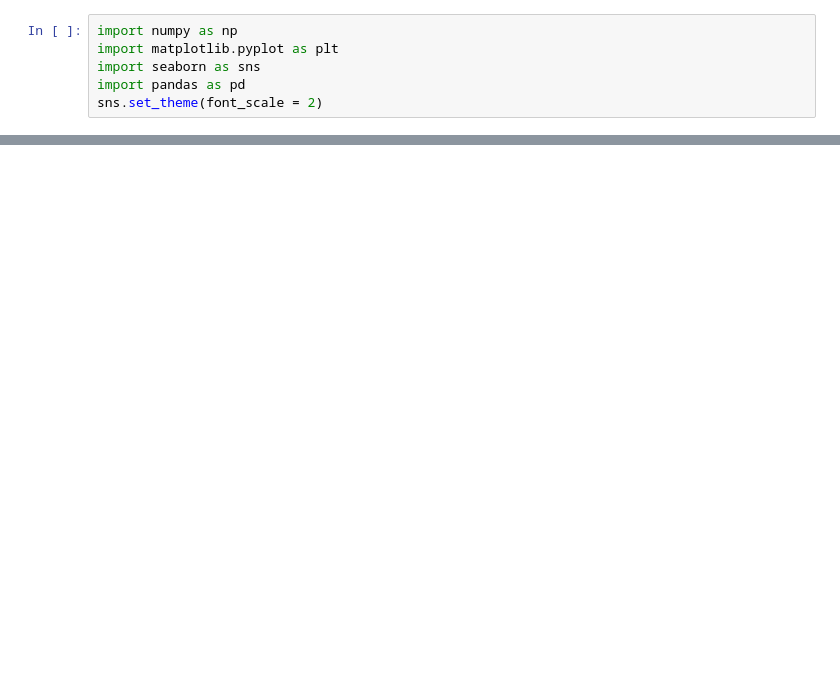
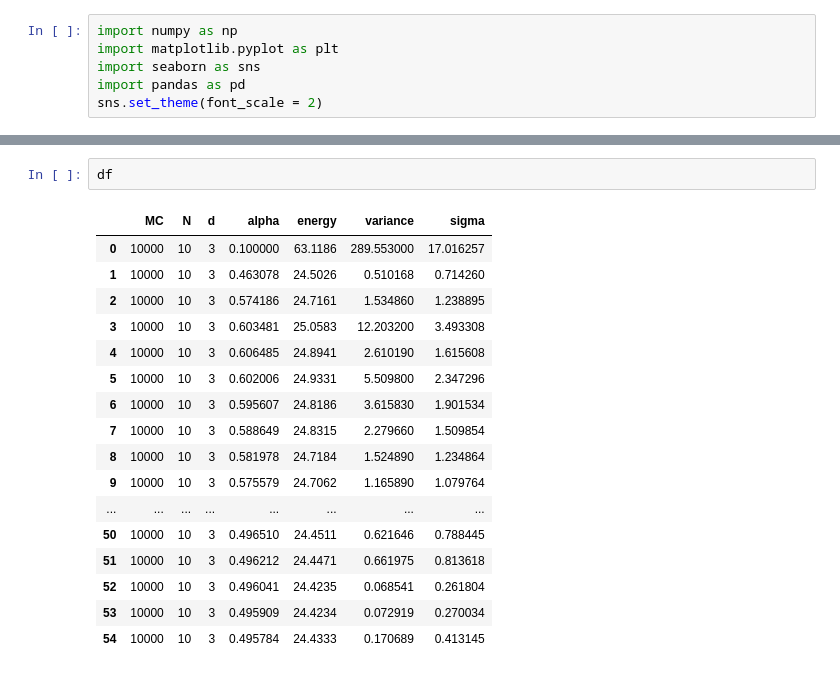
Before and after one commit to carlfre/FYS4411-project1, a Jupyter notebook: plots/plotting.ipynb, the cells around one changed output, grey strips where cells are left out. Saved outputs shown, nothing was run; the diff lists cells and outputs as text; blank space fills up the shorter version.

```diff
--- a/plots/plotting.ipynb
+++ b/plots/plotting.ipynb
@@ -234,0 +268,20 @@ plt.show()
+# %%
+df
+# %% [output]
+|  | MC | N | d | alpha | energy | variance | sigma |
+| 0 | 10000 | 10 | 3 | 0.100000 | 63.1186 | 289.553000 | 17.016257 |
+| 1 | 10000 | 10 | 3 | 0.463078 | 24.5026 | 0.510168 | 0.714260 |
+| 2 | 10000 | 10 | 3 | 0.574186 | 24.7161 | 1.534860 | 1.238895 |
+| 3 | 10000 | 10 | 3 | 0.603481 | 25.0583 | 12.203200 | 3.493308 |
+| 4 | 10000 | 10 | 3 | 0.606485 | 24.8941 | 2.610190 | 1.615608 |
+| 5 | 10000 | 10 | 3 | 0.602006 | 24.9331 | 5.509800 | 2.347296 |
+| 6 | 10000 | 10 | 3 | 0.595607 | 24.8186 | 3.615830 | 1.901534 |
+| 7 | 10000 | 10 | 3 | 0.588649 | 24.8315 | 2.279660 | 1.509854 |
+| 8 | 10000 | 10 | 3 | 0.581978 | 24.7184 | 1.524890 | 1.234864 |
+| 9 | 10000 | 10 | 3 | 0.575579 | 24.7062 | 1.165890 | 1.079764 |
+| ... | ... | ... | ... | ... | ... | ... | ... |
+| 50 | 10000 | 10 | 3 | 0.496510 | 24.4511 | 0.621646 | 0.788445 |
+| 51 | 10000 | 10 | 3 | 0.496212 | 24.4471 | 0.661975 | 0.813618 |
+| 52 | 10000 | 10 | 3 | 0.496041 | 24.4235 | 0.068541 | 0.261804 |
+| 53 | 10000 | 10 | 3 | 0.495909 | 24.4234 | 0.072919 | 0.270034 |
+| 54 | 10000 | 10 | 3 | 0.495784 | 24.4333 | 0.170689 | 0.413145 |
```
Also changed, not shown: parts of 11 cells of this notebook, 3 other files.
